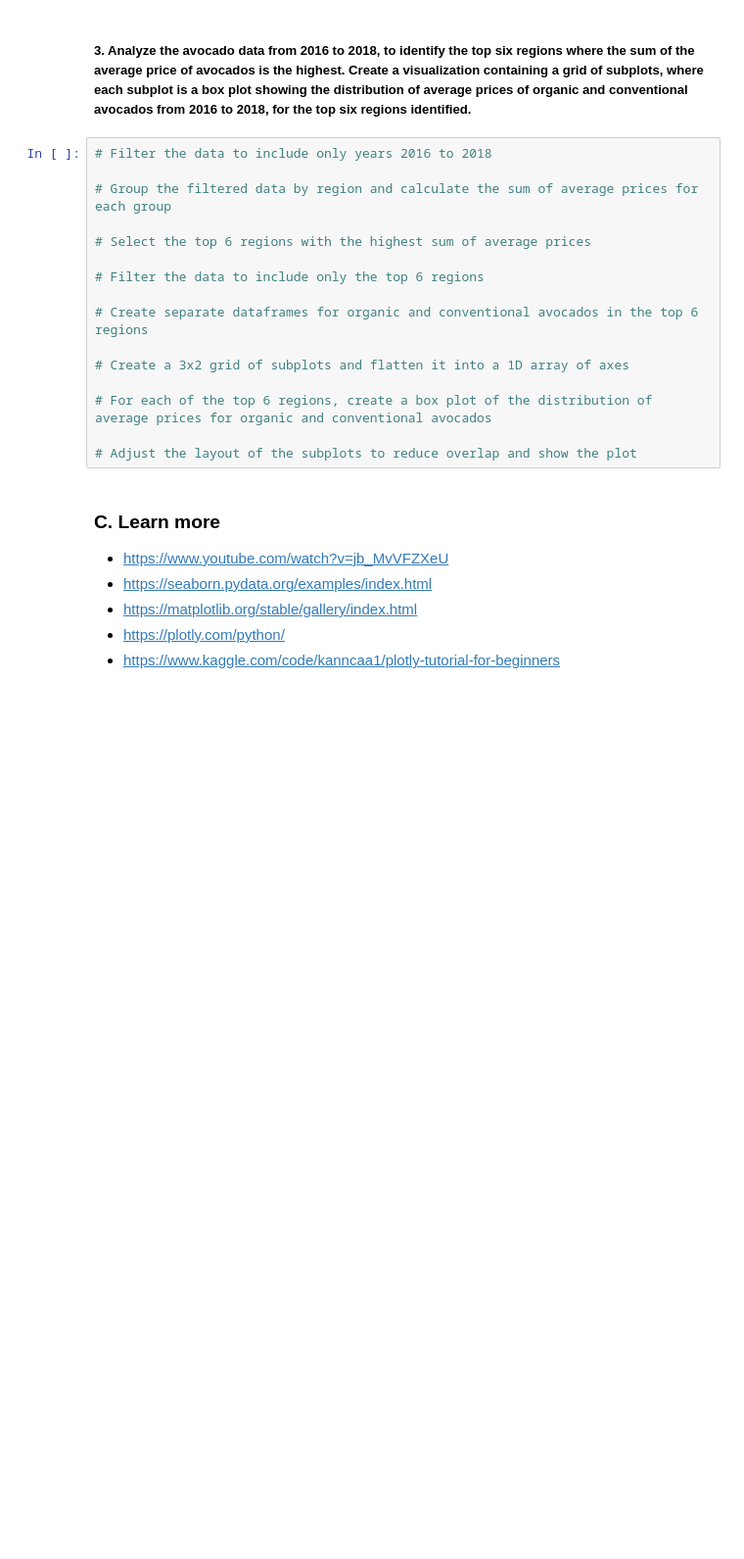
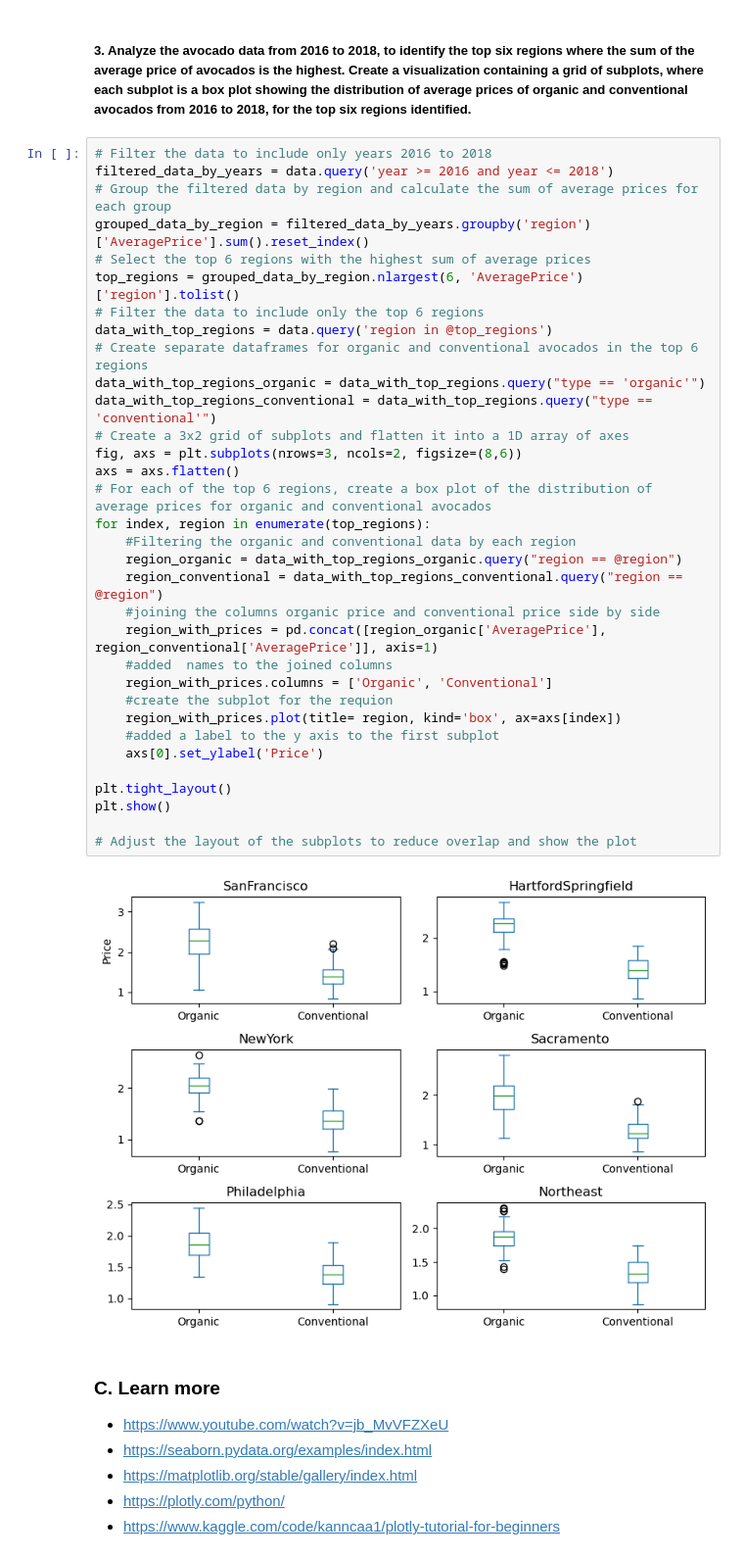
Before and after one commit to mesieou/deakin, a Jupyter notebook: introduction-to-ai/c2/C2.ipynb, the cells around one changed output. Shown at 98% size. Drawn from its saved outputs; the diff is of its cells as text; blank space fills up the shorter version.

```diff
--- a/introduction-to-ai/c2/C2.ipynb
+++ b/introduction-to-ai/c2/C2.ipynb
@@ -52,20 +52,39 @@ Text(0, 0.5, 'Number of Bags')
 ##### 3. Analyze the avocado data from 2016 to 2018, to identify the top six regions where the sum of the average price of avocados is the highest. Create a visualization containing a grid of subplots, where each subplot is a box plot showing the distribution of average prices of organic and conventional avocados from 2016 to 2018, for the top six regions identified.
 # %%
 # Filter the data to include only years 2016 to 2018
+filtered_data_by_years = data.query('year >= 2016 and year <= 2018')
+# Group the filtered data by region and calculate the sum of average prices for each group
+grouped_data_by_region = filtered_data_by_years.groupby('region')['AveragePrice'].sum().reset_index()
+# Select the top 6 regions with the highest sum of average prices
+top_regions = grouped_data_by_region.nlargest(6, 'AveragePrice')['region'].tolist()
+# Filter the data to include only the top 6 regions
+data_with_top_regions = data.query('region in @top_regions')
+# Create separate dataframes for organic and conventional avocados in the top 6 regions
+data_with_top_regions_organic = data_with_top_regions.query("type == 'organic'")
+data_with_top_regions_conventional = data_with_top_regions.query("type == 'conventional'")
+# Create a 3x2 grid of subplots and flatten it into a 1D array of axes
+fig, axs = plt.subplots(nrows=3, ncols=2, figsize=(8,6))
+axs = axs.flatten()
+# For each of the top 6 regions, create a box plot of the distribution of average prices for organic and conventional avocados
+for index, region in enumerate(top_regions):
+    #Filtering the organic and conventional data by each region
+    region_organic = data_with_top_regions_organic.query("region == @region")
+    region_conventional = data_with_top_regions_conventional.query("region == @region")
+    #joining the columns organic price and conventional price side by side
+    region_with_prices = pd.concat([region_organic['AveragePrice'], region_conventional['AveragePrice']], axis=1)
+    #added  names to the joined columns
+    region_with_prices.columns = ['Organic', 'Conventional']
+    #create the subplot for the requion
+    region_with_prices.plot(title= region, kind='box', ax=axs[index])
+    #added a label to the y axis to the first subplot
+    axs[0].set_ylabel('Price')
 
-# Group the filtered data by region and calculate the sum of average prices for each group
-
-# Select the top 6 regions with the highest sum of average prices
-
-# Filter the data to include only the top 6 regions
-
-# Create separate dataframes for organic and conventional avocados in the top 6 regions
-
-# Create a 3x2 grid of subplots and flatten it into a 1D array of axes
-
-# For each of the top 6 regions, create a box plot of the distribution of average prices for organic and conventional avocados
+plt.tight_layout()
+plt.show()
 
 # Adjust the layout of the subplots to reduce overlap and show the plot
+# %% [output]
+[figure, added]
 # %% [markdown]
 ### C. Learn more
 
```
